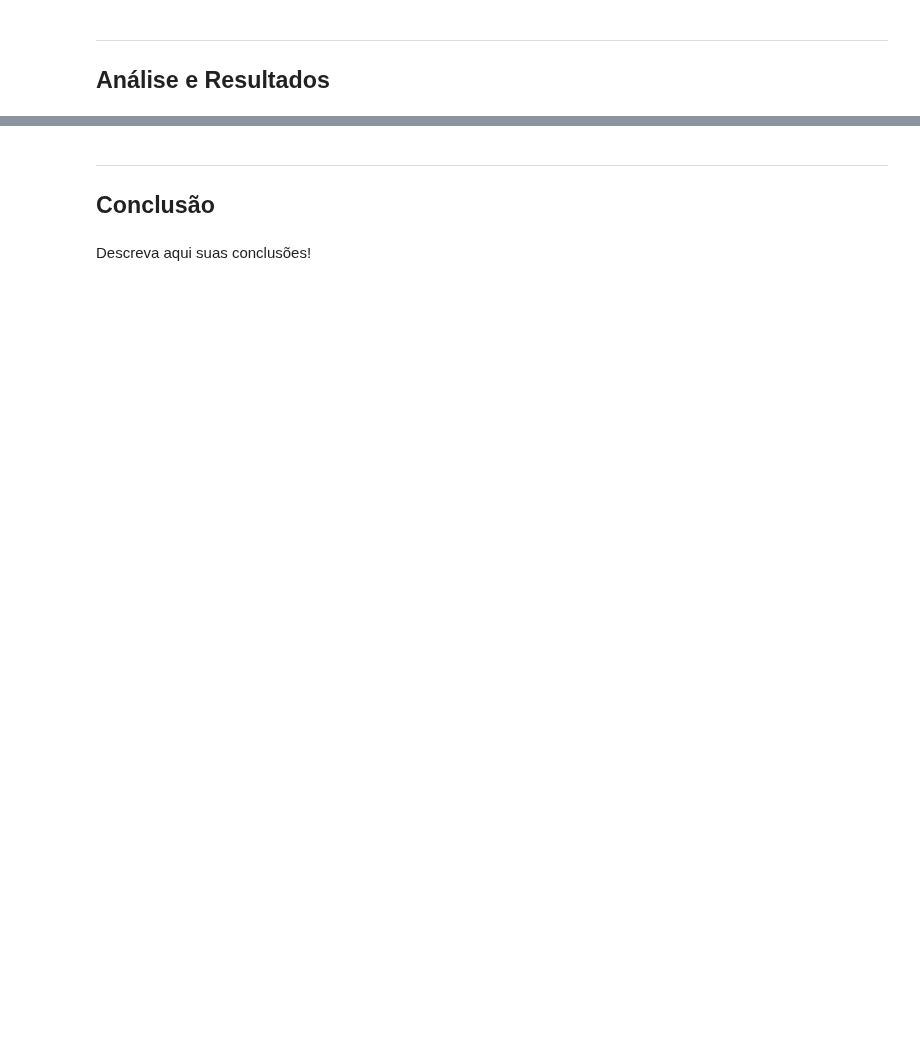
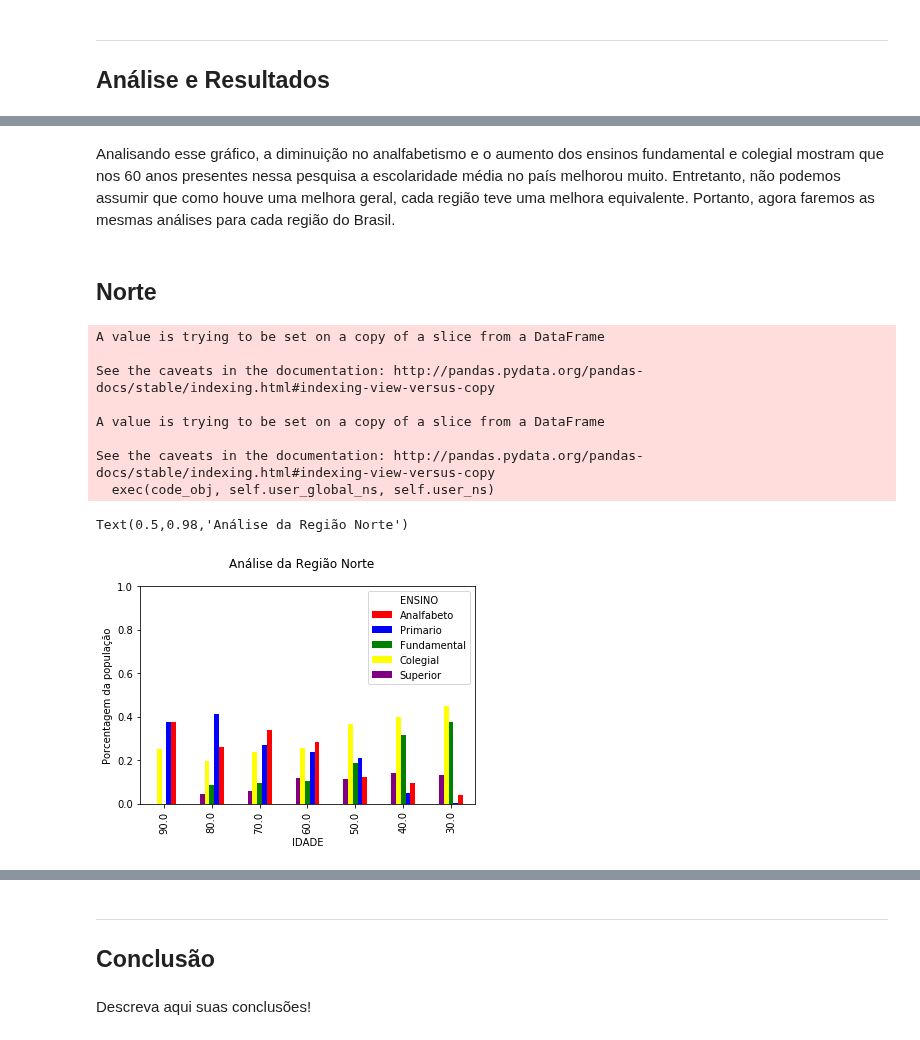
Before and after one commit to Alexandreae/Dados2018, a Jupyter notebook: Projeto1/Projeto1 Layout.ipynb, the cells around one changed output, grey strips where cells are left out. Cells and saved outputs as stored; diff of their text form; code cells hidden in the pictures; blank space fills up the shorter version.

```diff
--- a/Projeto1/Projeto1 Layout.ipynb
+++ b/Projeto1/Projeto1 Layout.ipynb
@@ -117,0 +133,29 @@ See the caveats in the documentation: http://pandas.pydata.org/pandas-docs/stabl
+# %%
+#Separando as pessoas por região do país.
+
+norte=[11,12,13,14,15,16,17]
+nordeste=[21,22,23,24,25,26,27,28,29]
+sudeste=[31,32,33,34,35]
+sul=[41,42,43]
+centrooeste=[51,52,53]
+
+df=df.reset_index()
+del df["index"]
+
+for x in range(len(df.REGIAO)):
+    i=df.REGIAO[x]
+    if i in norte:
+        i = "Norte"
+    elif i in nordeste:
+        i = "Nordeste"
+    elif i in sudeste:
+        i = "Sudeste"
+    elif i in sul:
+        i = "Sul"
+    elif i in centrooeste:
+        i = "Centro Oeste"
+    else:
+        i = np.nan
+    df.REGIAO[x]=i
+
+df=df.dropna(how="any")
@@ -120,0 +233,30 @@ ___
+# %% [markdown]
+Analisando esse gráfico, a diminuição no analfabetismo e o aumento dos ensinos fundamental e colegial mostram que nos 60 anos presentes nessa pesquisa a escolaridade média no país melhorou muito. Entretanto, não podemos assumir que como houve uma melhora geral, cada região teve uma melhora equivalente. Portanto, agora faremos as mesmas análises para cada região do Brasil.
+# %% [markdown]
+## Norte
+# %%
+dftemp=df[["IDADE","REGIAO","ENSINO"]]
+for x in range(len(dftemp.REGIAO)):
+    i=dftemp.REGIAO[x]
+    if not i == "Norte":
+        i=np.nan
+    dftemp.REGIAO[x]=i
+
+dftemp=dftemp.dropna(how="any")
+ctnorte=pd.crosstab(dftemp.IDADE,dftemp.ENSINO).apply(lambda r: r/r.sum(), axis=1)
+ctnorte.plot(kind='bar', color=("red","blue","green","yellow","Purple"))
+plt.ylim((0,1))
+plt.ylabel("Porcentagem da população")
+plt.gca().invert_xaxis()
+plt.suptitle('Análise da Região Norte')
+# %% [output]
+A value is trying to be set on a copy of a slice from a DataFrame
+
+See the caveats in the documentation: http://pandas.pydata.org/pandas-docs/stable/indexing.html#indexing-view-versus-copy
+
+A value is trying to be set on a copy of a slice from a DataFrame
+
+See the caveats in the documentation: http://pandas.pydata.org/pandas-docs/stable/indexing.html#indexing-view-versus-copy
+  exec(code_obj, self.user_global_ns, self.user_ns)
+Text(0.5,0.98,'Análise da Região Norte')
+[figure, added]
```
Also changed, not shown: parts of 22 cells of this notebook.
